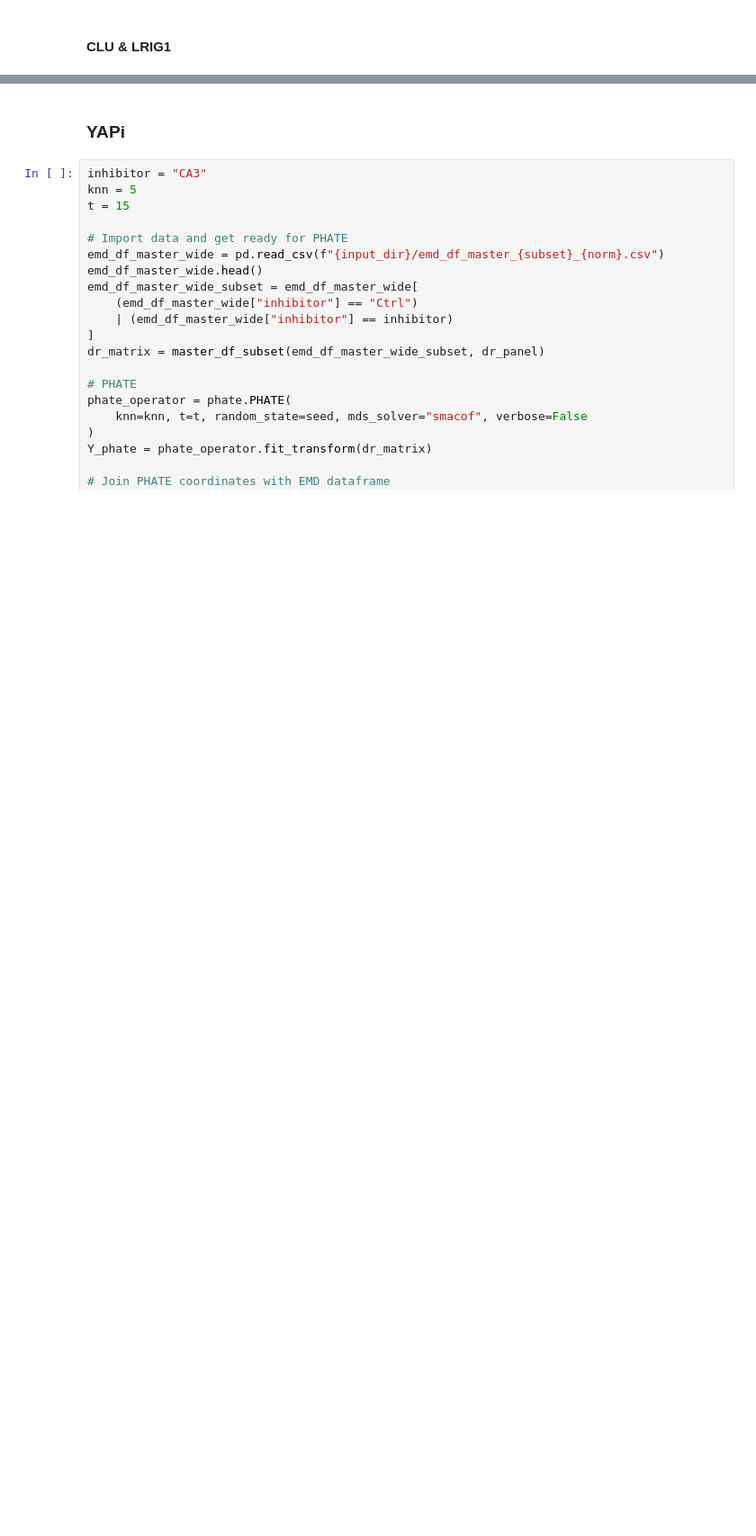
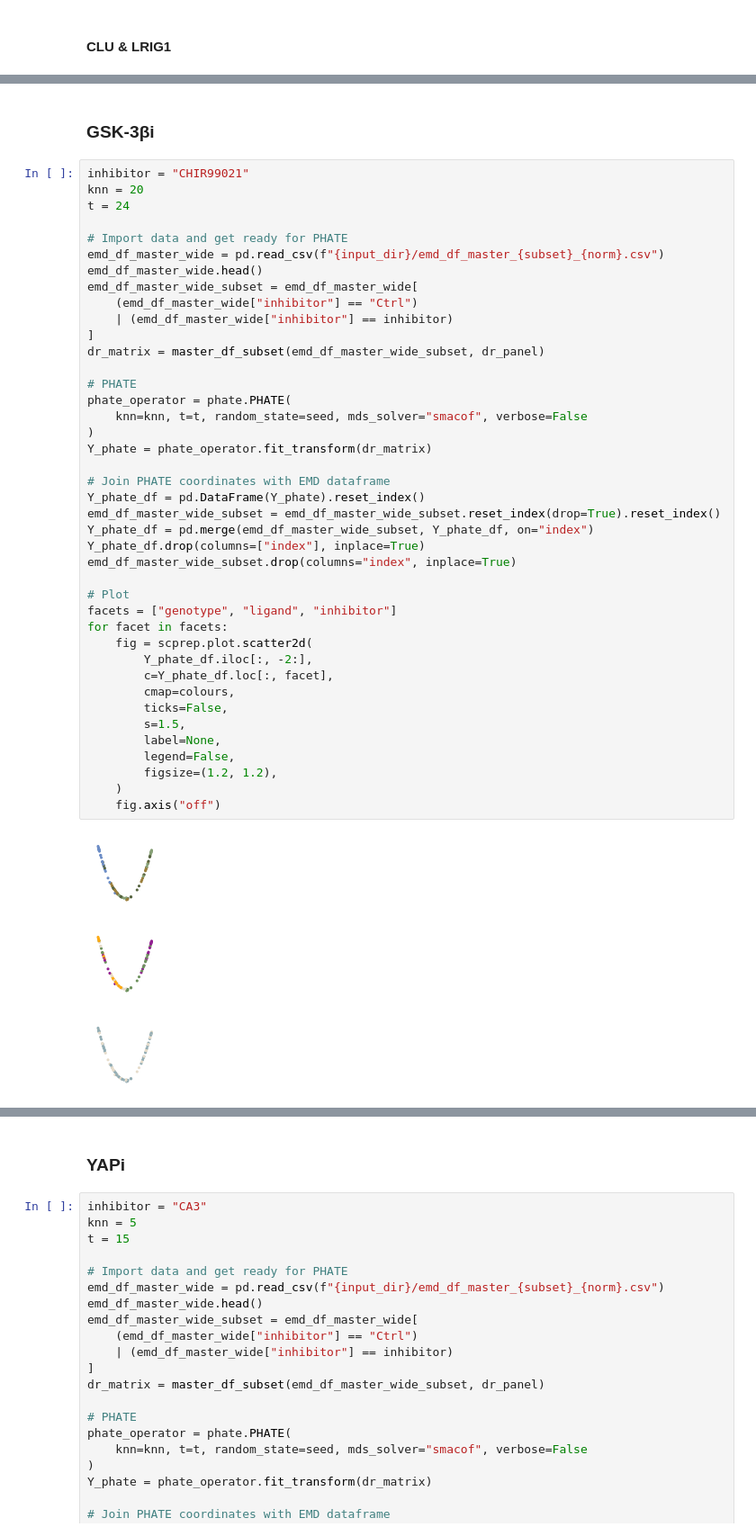
Before and after one commit to TAPE-Lab/Qin-CardosoRodriguez-et-al, a Jupyter notebook: Figure6-S6/Signal Perturbation/signal-perturbation_fig-6-s6.ipynb, the cells around one changed output, grey strips where cells are left out. Shown at 90% size. Saved outputs shown, nothing was run; the diff lists cells and outputs as text; blank space fills up the shorter version.

Commit message:
Updated Figure S6

```diff
--- a/Figure6-S6/Signal Perturbation/signal-perturbation_fig-6-s6.ipynb
+++ b/Figure6-S6/Signal Perturbation/signal-perturbation_fig-6-s6.ipynb
@@ -383,3 +381,50 @@ for marker in ["174Yb_Clusterin_1",  "162Dy_LRIG1_1"]:
 [figure]
 [figure]
 [interactive output not drawn]
+# %% [markdown]
+### GSK-3βi
+# %%
+inhibitor = "CHIR99021"
+knn = 20
+t = 24
+
+# Import data and get ready for PHATE
+emd_df_master_wide = pd.read_csv(f"{input_dir}/emd_df_master_{subset}_{norm}.csv")
+emd_df_master_wide.head()
+emd_df_master_wide_subset = emd_df_master_wide[
+    (emd_df_master_wide["inhibitor"] == "Ctrl")
+    | (emd_df_master_wide["inhibitor"] == inhibitor)
+]
+dr_matrix = master_df_subset(emd_df_master_wide_subset, dr_panel)
+
+# PHATE
+phate_operator = phate.PHATE(
+    knn=knn, t=t, random_state=seed, mds_solver="smacof", verbose=False
+)
+Y_phate = phate_operator.fit_transform(dr_matrix)
+
+# Join PHATE coordinates with EMD dataframe
+Y_phate_df = pd.DataFrame(Y_phate).reset_index()
+emd_df_master_wide_subset = emd_df_master_wide_subset.reset_index(drop=True).reset_index()
+Y_phate_df = pd.merge(emd_df_master_wide_subset, Y_phate_df, on="index")
+Y_phate_df.drop(columns=["index"], inplace=True)
+emd_df_master_wide_subset.drop(columns="index", inplace=True)
+
+# Plot
+facets = ["genotype", "ligand", "inhibitor"]
+for facet in facets:
+    fig = scprep.plot.scatter2d(
+        Y_phate_df.iloc[:, -2:],
+        c=Y_phate_df.loc[:, facet],
+        cmap=colours,
+        ticks=False,
+        s=1.5,
+        label=None,
+        legend=False,
+        figsize=(1.2, 1.2),
+    )
+    fig.axis("off")
+# %% [output]
+[figure, added]
+[figure, added]
+[figure, added]
```
Also changed, not shown: parts of 13 cells of this notebook, 1 other file.
